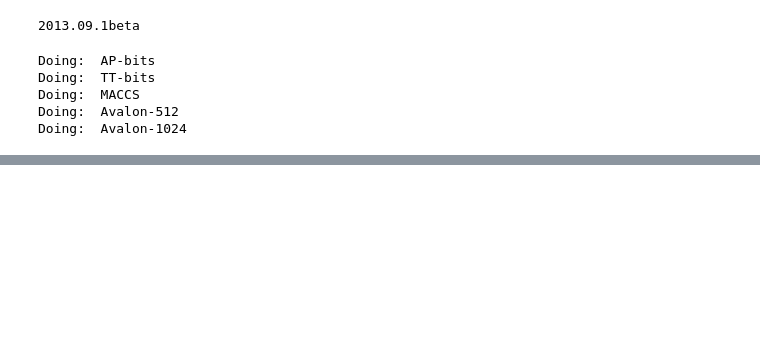
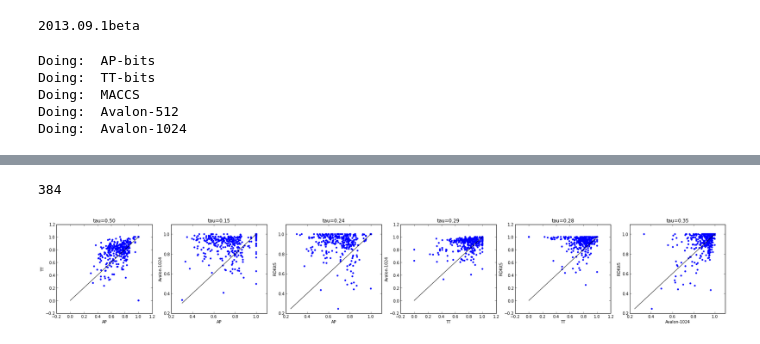
Before and after one commit to greglandrum/rdkit_blog, a Jupyter notebook: notebooks/Comparing Fingerprints 1.ipynb, the cells around one changed output, grey strips where cells are left out. Drawn from its saved outputs; the diff is of its cells as text; code cells hidden in the pictures; blank space fills up the shorter version.

```diff
--- a/notebooks/Comparing Fingerprints 1.ipynb
+++ b/notebooks/Comparing Fingerprints 1.ipynb
@@ -208,0 +280,41 @@ HTML(df.sort(columns=['Tau'],ascending=False).to_html(float_format=lambda x: '%4
+# %%
+nToDo=200
+apl = sorted(scoredLists['AP'],reverse=True)[:nToDo]
+ttl = sorted(scoredLists['TT'],reverse=True)[:nToDo]
+avl = sorted(scoredLists['Avalon-1024'],reverse=True)[:nToDo]
+rdkl = sorted(scoredLists['RDKit5'],reverse=True)[:nToDo]
+# %%
+idsToKeep=set()
+idsToKeep.update([x[1] for x in apl])
+idsToKeep.update([x[1] for x in ttl])
+idsToKeep.update([x[1] for x in avl])
+idsToKeep.update([x[1] for x in rdkl])
+print len(idsToKeep)
+# %% [output]
+384
+# %%
+limitedLists={}
+for fp in ('AP','TT','Avalon-1024','RDKit5'):
+    limitedLists[fp]=[scoredLists[fp][x] for x in idsToKeep]
+# %%
+figure(figsize=(30,4))
+subplot(1,6,1)
+tau,s,p=directCompare(limitedLists,'AP','TT',silent=True)
+title('tau=%.2f'%tau)
+subplot(1,6,2)
+tau,s,p=directCompare(limitedLists,'AP','Avalon-1024',silent=True)
+title('tau=%.2f'%tau)
+subplot(1,6,3)
+tau,s,p=directCompare(limitedLists,'AP','RDKit5',silent=True)
+title('tau=%.2f'%tau)
+subplot(1,6,4)
+tau,s,p=directCompare(limitedLists,'TT','Avalon-1024',silent=True)
+title('tau=%.2f'%tau)
+subplot(1,6,5)
+tau,s,p=directCompare(limitedLists,'TT','RDKit5',silent=True)
+title('tau=%.2f'%tau)
+subplot(1,6,6)
+tau,s,p=directCompare(limitedLists,'Avalon-1024','RDKit5',silent=True)
+_=title('tau=%.2f'%tau)
+# %% [output]
+[figure, added]
```
Also changed, not shown: parts of 54 cells of this notebook.
